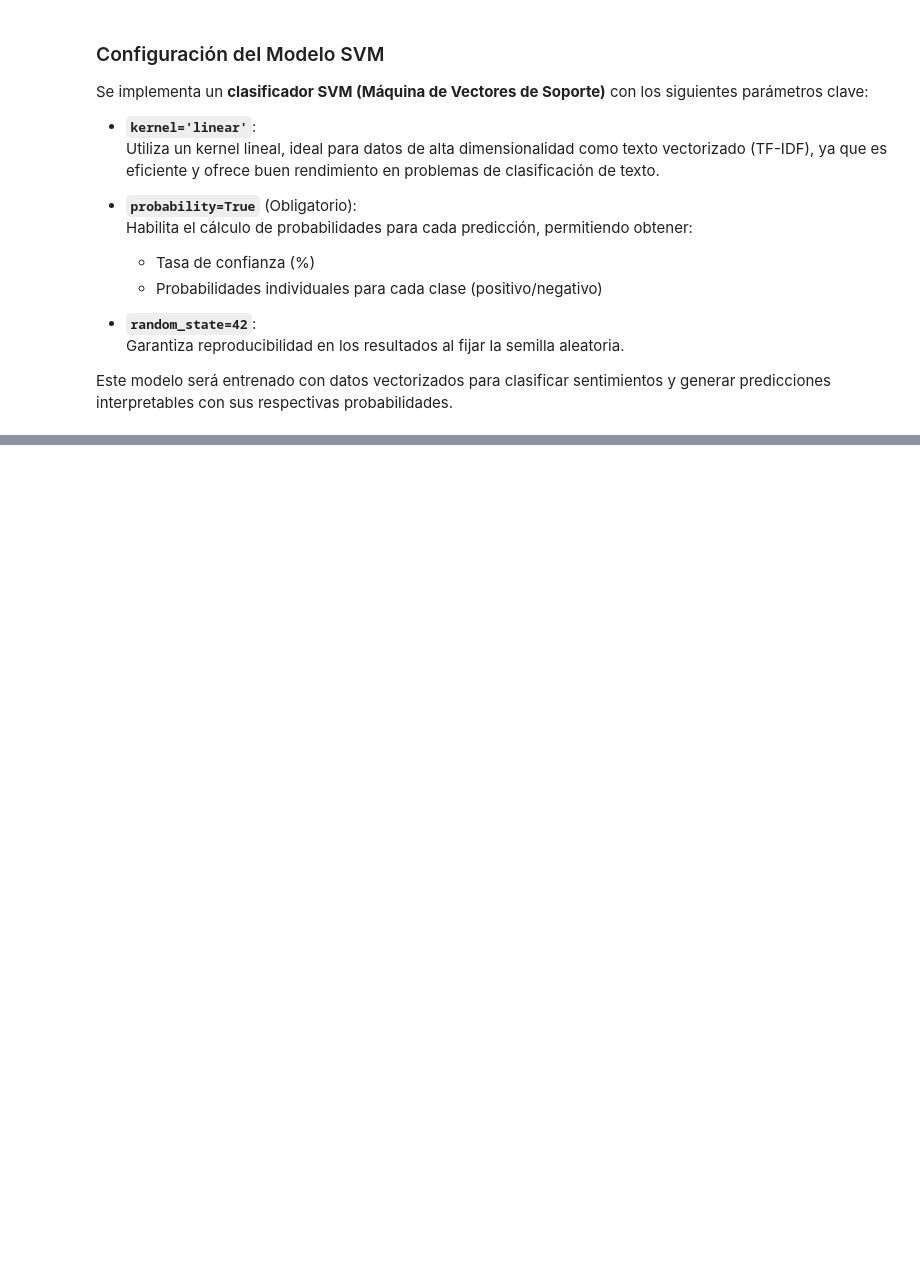
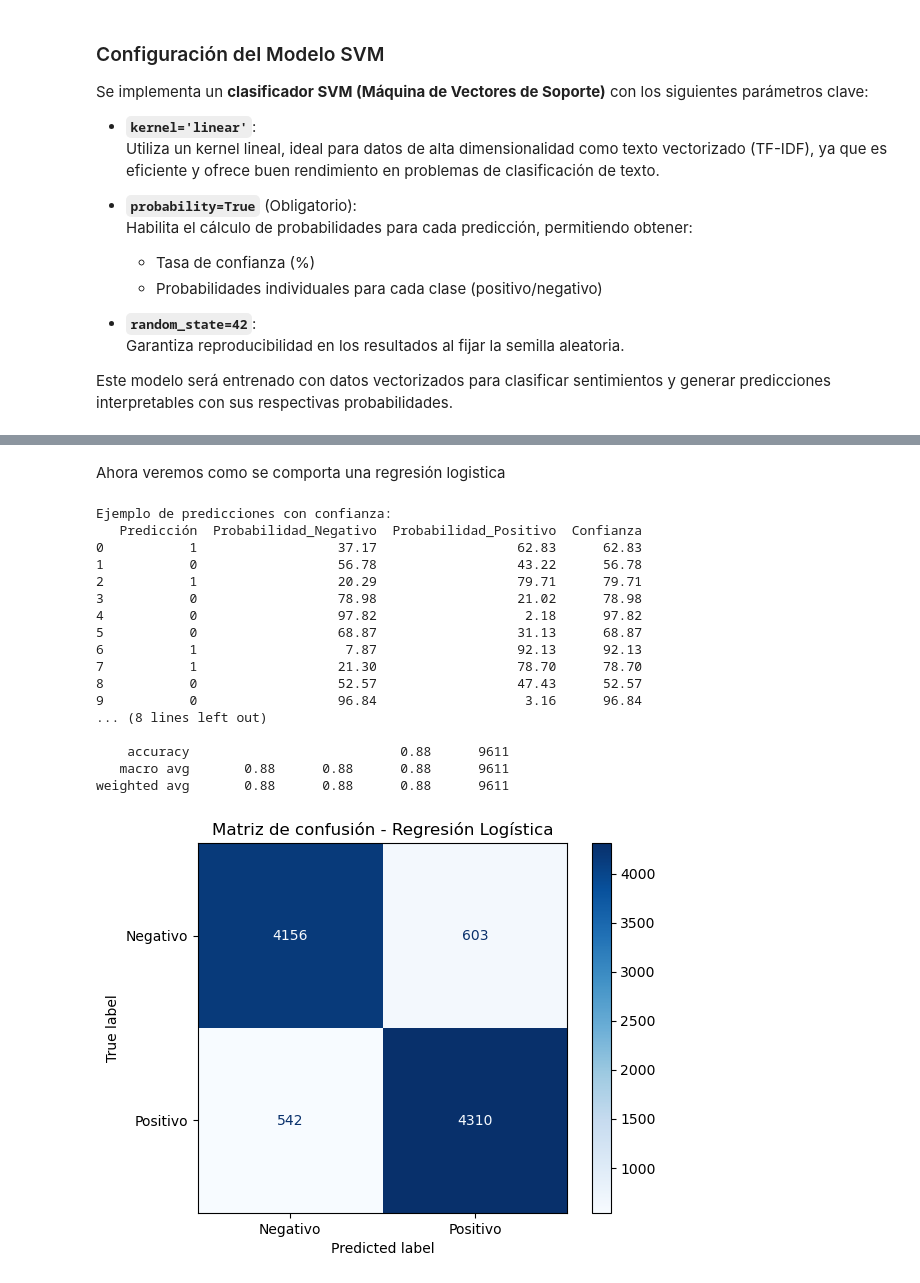
Before and after one commit to ASGAMO-DS/Proyecto-Final-Version1, a Jupyter notebook: src/explore.ipynb, the cells around one changed output, grey strips where cells are left out. Cells and saved outputs as stored; diff of their text form; code cells hidden in the pictures; blank space fills up the shorter version.

```diff
--- a/src/explore.ipynb
+++ b/src/explore.ipynb
@@ -382,0 +332,13 @@ progress.pbar.close()
+# %%
+from sklearn.svm import SVC
+
+# 1. Configurar el modelo con parámetros clave
+modelo = SVC(
+    kernel='linear',      # Kernel lineal (ideal para texto)
+    probability=True,     # ¡Obligatorio para obtener probabilidades!
+    random_state=42      # Reproducibilidad
+)
+
+# 2. Entrenar el modelo
+modelo.fit(X_train, y_train)
+print("Modelo entrenado con éxito.")
@@ -382,0 +407,60 @@ progress.pbar.close()
+# %% [markdown]
+Ahora veremos como se comporta una regresión logistica
+# %%
+import matplotlib.pyplot as plt
+from sklearn.linear_model import LogisticRegression
+from sklearn.metrics import accuracy_score, classification_report, confusion_matrix, ConfusionMatrixDisplay
+import pandas as pd
+import numpy as np
+
+# Crear y entrenar el modelo
+ModeloRegresionLogistica = LogisticRegression(random_state=42, max_iter=1000)
+ModeloRegresionLogistica.fit(X_train, y_train)
+
+# Obtener predicciones Y probabilidades
+y_pred = ModeloRegresionLogistica.predict(X_test)
+y_proba = ModeloRegresionLogistica.predict_proba(X_test)  # Probabilidades para cada clase
+
+# Crear DataFrame con resultados detallados
+resultados = pd.DataFrame({
+    'Predicción': y_pred,
+    'Probabilidad_Negativo': y_proba[:, 0].round(4) * 100,  # Convertir a porcentaje
+    'Probabilidad_Positivo': y_proba[:, 1].round(4) * 100,
+    'Confianza': np.max(y_proba, axis=1).round(4) * 100  # Máxima probabilidad (%)
+})
+
+# Mostrar las primeras predicciones con probabilidades
+print("\nEjemplo de predicciones con confianza:")
+print(resultados.head(10))
+
+# Evaluar el modelo
+accuracy = accuracy_score(y_test, y_pred)
+print(f"\nAccuracy del modelo regresión Logistica: {accuracy:.2%}")
+print("\nReporte de clasificación:")
+print(classification_report(y_test, y_pred))
+
+# Matriz de confusión
+conf_matrix = confusion_matrix(y_test, y_pred)
+disp = ConfusionMatrixDisplay(confusion_matrix=conf_matrix, display_labels=["Negativo", "Positivo"])
+disp.plot(cmap=plt.cm.Blues)
+plt.title("Matriz de confusión - Regresión Logística")
+plt.show()
+# %% [output]
+Ejemplo de predicciones con confianza:
+   Predicción  Probabilidad_Negativo  Probabilidad_Positivo  Confianza
+0           1                  37.17                  62.83      62.83
+1           0                  56.78                  43.22      56.78
+2           1                  20.29                  79.71      79.71
+3           0                  78.98                  21.02      78.98
+4           0                  97.82                   2.18      97.82
+5           0                  68.87                  31.13      68.87
+6           1                   7.87                  92.13      92.13
+7           1                  21.30                  78.70      78.70
+8           0                  52.57                  47.43      52.57
+9           0                  96.84                   3.16      96.84
+... (8 lines left out)
+
+    accuracy                           0.88      9611
+   macro avg       0.88      0.88      0.88      9611
+weighted avg       0.88      0.88      0.88      9611
+[figure, added]
```
Also changed, not shown: parts of 17 cells of this notebook.
